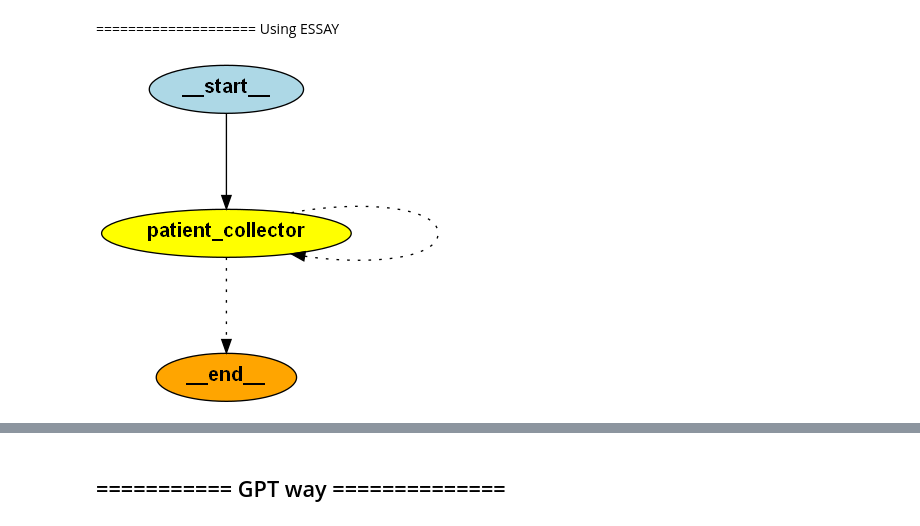
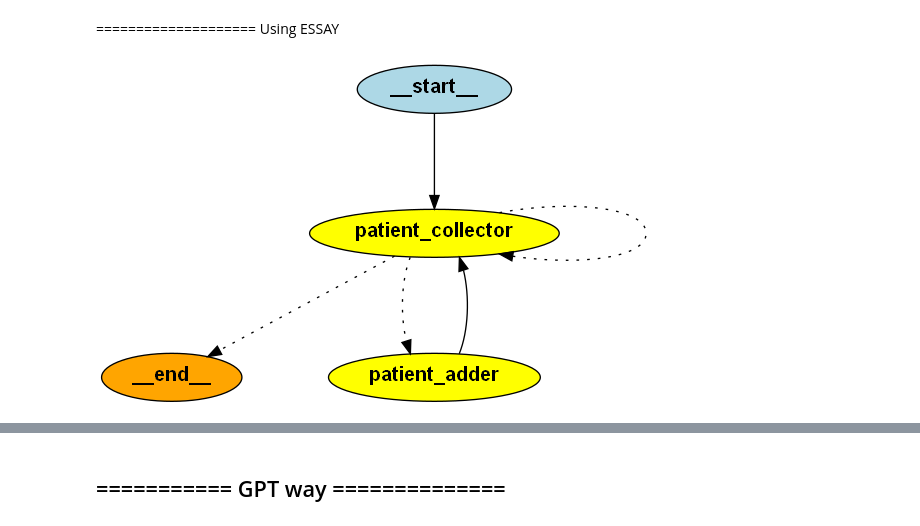
Before and after one commit to bab-git/llm-tutorials, a Jupyter notebook: notebooks/Agents_and_Tools/llm_agents_pharma.ipynb, the cells around one changed output, grey strips where cells are left out. Cells and saved outputs as stored; diff of their text form; code cells hidden in the pictures.

Commit message:
patient adder intrupt

```diff
--- a/notebooks/Agents_and_Tools/llm_agents_pharma.ipynb
+++ b/notebooks/Agents_and_Tools/llm_agents_pharma.ipynb
@@ -183,7 +183,7 @@ import sqlite3
 
 import pandas as pd
 
-overwrite = False
+overwrite = True
 
 database_file = 'patients_database.db'
 df = pd.read_csv('patients.csv')
@@ -224,6 +224,7 @@ column_names = [description[0] for description in cursor.description]
 
 # Convert the results to a Pandas DataFrame for better readability
 df = pd.DataFrame(rows, columns=column_names)
+print(len(df))
 
 # Display the DataFrame
 conn.close()
@@ -369,6 +370,32 @@ AttributeError: 'function' object has no attribute 'name'
 # %%
 from langgraph.checkpoint.sqlite import SqliteSaver
 memory = SqliteSaver.from_conn_string(":memory:")
+
+
+# Define the prompt for human input
+human_input_prompt = """
+The patient data for the given ID was not found in the database.
+Please provide the following information:
+- Name
+- Age
+- Medical History
+- Previous Trials (if any)
+- Trial Status (if any)
+- Last Trial Dates (if any)
+"""
+
+# Define the agent state structure
+class NewPatientData(TypedDict):
+    name: str
+    age: int
+    medical_history: str
+    previous_trials: str
+    trial_status: str
+    last_trial_dates: str
+
+
+
+# ------- Tools:
 
 def get_patient_data(patient_id: int) -> dict:
     """Fetch all fields for the patient based on the given patient_id as an integer.
@@ -398,9 +425,30 @@ def get_patient_data(patient_id: int) -> dict:
         results = dict(zip(column_names, patient_data))
     return results
 
+def add_patient_data(patient_data: dict):
+    """Adds a new patient to the SQLite database."""
 
+    name = patient_data['name']
+    age = patient_data['age']
+    medical_history = patient_data['medical_history']
+    previous_trials = patient_data['previous_trials']
+    trial_status = patient_data['trial_status']
+    last_trial_dates = patient_data['last_trial_dates']
+
+    conn = sqlite3.connect(db)
+    cursor = conn.cursor()
+
+    # Insert the new patient data into the database
+    cursor.execute('''
+    INSERT INTO patients (name, age, medical_history, previous_trials, trial_status, last_trial_dates)
+    VALUES (?, ?, ?, ?, ?, ?)
+    ''', (name, age, medical_history, previous_trials, trial_status, last_trial_dates))
+
+    conn.commit()
+    conn.close()
+
+# ------- Agents:
 from typing import TypedDict
-
 class AgentState(TypedDict):
     patient_prompt: str
     patient_id: int
@@ -414,10 +462,13 @@ class AgentState(TypedDict):
 from langchain_core.pydantic_v1 import BaseModel
 class Patient_ID(BaseModel):
     patient_id: int
+    # no_id: bool
 
 model = ChatOpenAI(model="gpt-3.5-turbo", temperature=0)  #reduce inference cost
 patient_data_prompt = """You are a helpful assistance in extrcting patient's medical history.
-Based on the following request identify and return the patient's ID number."""
+Based on the following request identify and return the patient's ID number.
+"""
+# If you cannot find patient ID in the request text then return 10000 as response.
 
 def patient_collector_node(state: AgentState):
     response = model.with_structured_output(Patient_ID).invoke([
@@ -425,6 +476,8 @@ def patient_collector_node(state: AgentState):
         HumanMessage(content=state['patient_prompt'])
     ])
     patient_id = response.patient_id
+    print(response)
+    print(f"Patient ID: {patient_id}")
     result = get_patient_data(patient_id)
 
     return {
@@ -432,43 +485,65 @@ def patient_collector_node(state: AgentState):
         "revision_number": state.get("revision_number", 1) + 1
         }
 
+def patient_adder_node(state: AgentState):
+    add_patient_data(
+        {"name": "John Doe",
+        "age": 45,
+        "medical_history": "Hypertension",
+        "previous_trials": "Trial 15",
+        "trial_status": "Completed",
+        "last_trial_dates": "2021-06-14"}
+        )
+    print('patient added')
 
-def should_continue(state):
+def should_continue(state: AgentState):
     end = False
     if state.get("patient_data"):
         print('patient data found')
         print(state.get("patient_data"))
         end = True
+    else:
+        print('patient data not found --> patient_adder_node')
+        return "patient_adder"
     if state["revision_number"] > state["max_revisions"]:
         print('max revision reached')
         # print(state.get("patient_data", 1))
         end = True
     if end:
         return END
     return "patient_collector"
 
 
 # ==== define graph ====
 from langgraph.graph import StateGraph, END
 
 builder = StateGraph(AgentState)
 builder.set_entry_point("patient_collector")
 
 builder.add_node("patient_collector", patient_collector_node)
+builder.add_node("patient_adder", patient_adder_node)
+
+builder.add_edge("patient_adder", "patient_collector")
 
 builder.add_conditional_edges(
     "patient_collector",
     should_continue,
-    {END: END, "patient_collector": "patient_collector"}
+    {END: END,
+    "patient_collector": "patient_collector"
+    ,"patient_adder": "patient_adder"
+    }
 )
 
 
 
-graph = builder.compile(checkpointer=memory)
+graph = builder.compile(
+    checkpointer=memory
+    , interrupt_before=["patient_adder"]
+)
 
 from IPython.display import Image
 
 Image(graph.get_graph().draw_png())
 # %% [output]
-[figure, old version]
+[figure, new version]
 # %%
```
Also changed, not shown: parts of 7 cells of this notebook.
